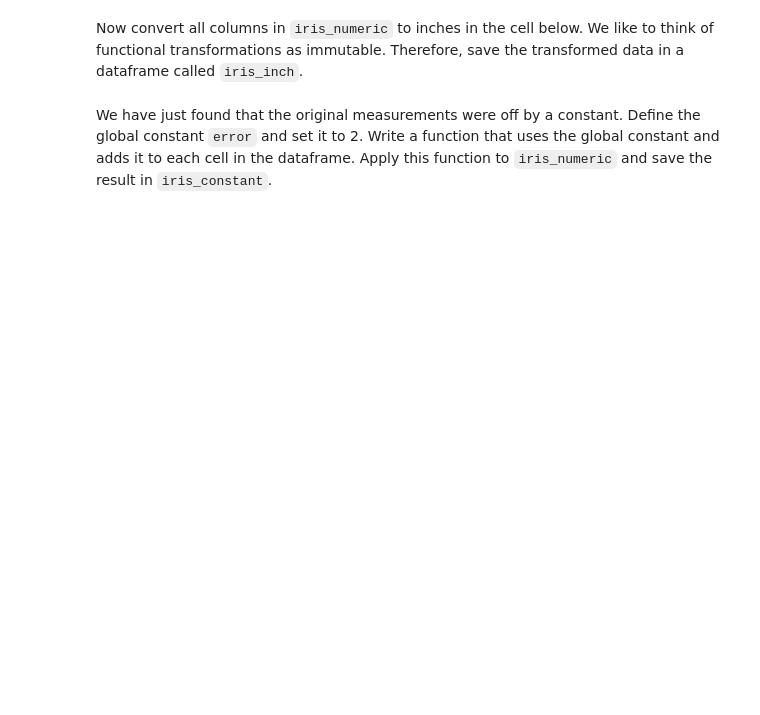
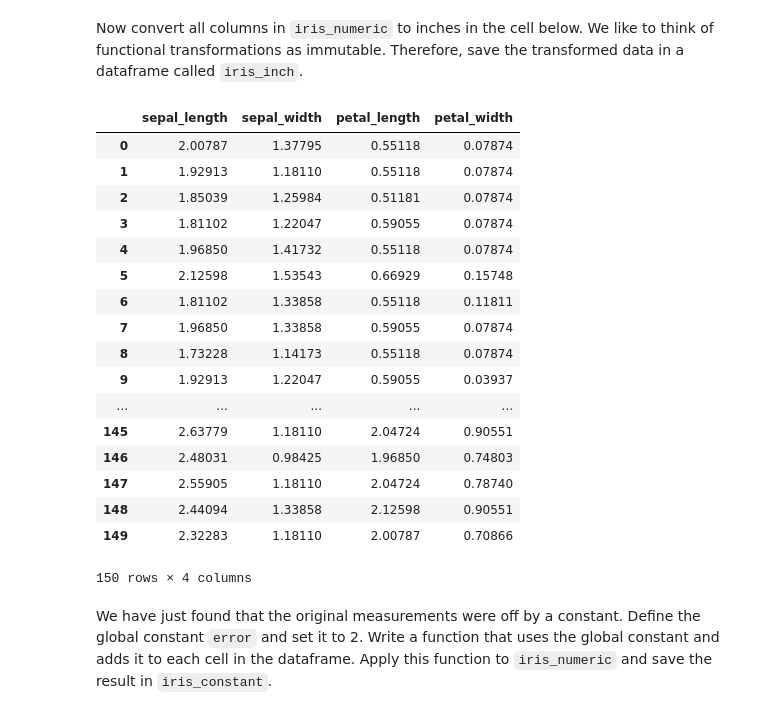
Before and after one commit to ta-datapt-bcn/lab-functional-programming, a Jupyter notebook: your-code/main.ipynb, the cells around one changed output. Drawn from its saved outputs; the diff is of its cells as text; code cells hidden in the pictures; blank space fills up the shorter version.

```diff
--- a/your-code/main.ipynb
+++ b/your-code/main.ipynb
@@ -128,6 +214,29 @@ def cm_to_in(x):
 Now convert all columns in `iris_numeric` to inches in the cell below. We like to think of functional transformations as immutable. Therefore, save the transformed data in a dataframe called `iris_inch`.
 # %%
 # Your code here:
+
+iris_inch = cm_to_in(iris_numeric)
+
+iris_inch
+# %% [output]
+|  | sepal_length | sepal_width | petal_length | petal_width |
+| 0 | 2.00787 | 1.37795 | 0.55118 | 0.07874 |
+| 1 | 1.92913 | 1.18110 | 0.55118 | 0.07874 |
+| 2 | 1.85039 | 1.25984 | 0.51181 | 0.07874 |
+| 3 | 1.81102 | 1.22047 | 0.59055 | 0.07874 |
+| 4 | 1.96850 | 1.41732 | 0.55118 | 0.07874 |
+| 5 | 2.12598 | 1.53543 | 0.66929 | 0.15748 |
+| 6 | 1.81102 | 1.33858 | 0.55118 | 0.11811 |
+| 7 | 1.96850 | 1.33858 | 0.59055 | 0.07874 |
+| 8 | 1.73228 | 1.14173 | 0.55118 | 0.07874 |
+| 9 | 1.92913 | 1.22047 | 0.59055 | 0.03937 |
+| ... | ... | ... | ... | ... |
+| 145 | 2.63779 | 1.18110 | 2.04724 | 0.90551 |
+| 146 | 2.48031 | 0.98425 | 1.96850 | 0.74803 |
+| 147 | 2.55905 | 1.18110 | 2.04724 | 0.78740 |
+| 148 | 2.44094 | 1.33858 | 2.12598 | 0.90551 |
+| 149 | 2.32283 | 1.18110 | 2.00787 | 0.70866 |
+150 rows × 4 columns
 # %% [markdown]
 We have just found that the original measurements were off by a constant. Define the global constant `error` and set it to 2. Write a function that uses the global constant and adds it to each cell in the dataframe. Apply this function to `iris_numeric` and save the result in `iris_constant`.
 # %%
```
Also changed, not shown: parts of 13 cells of this notebook, 4 other files.
